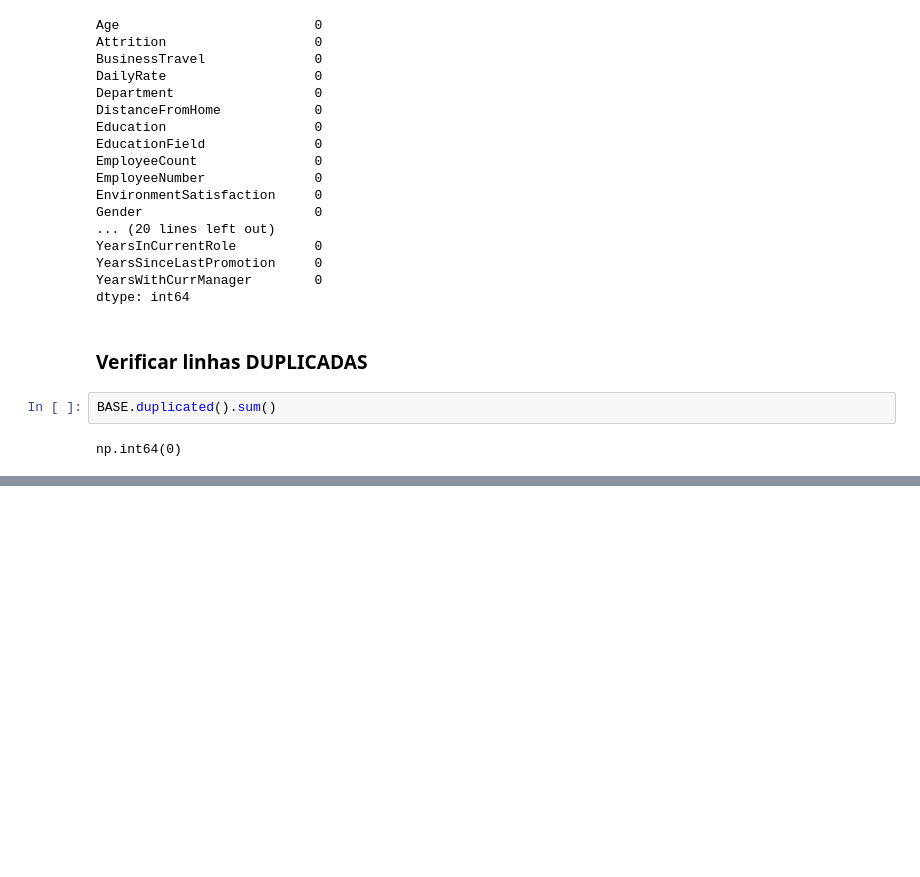
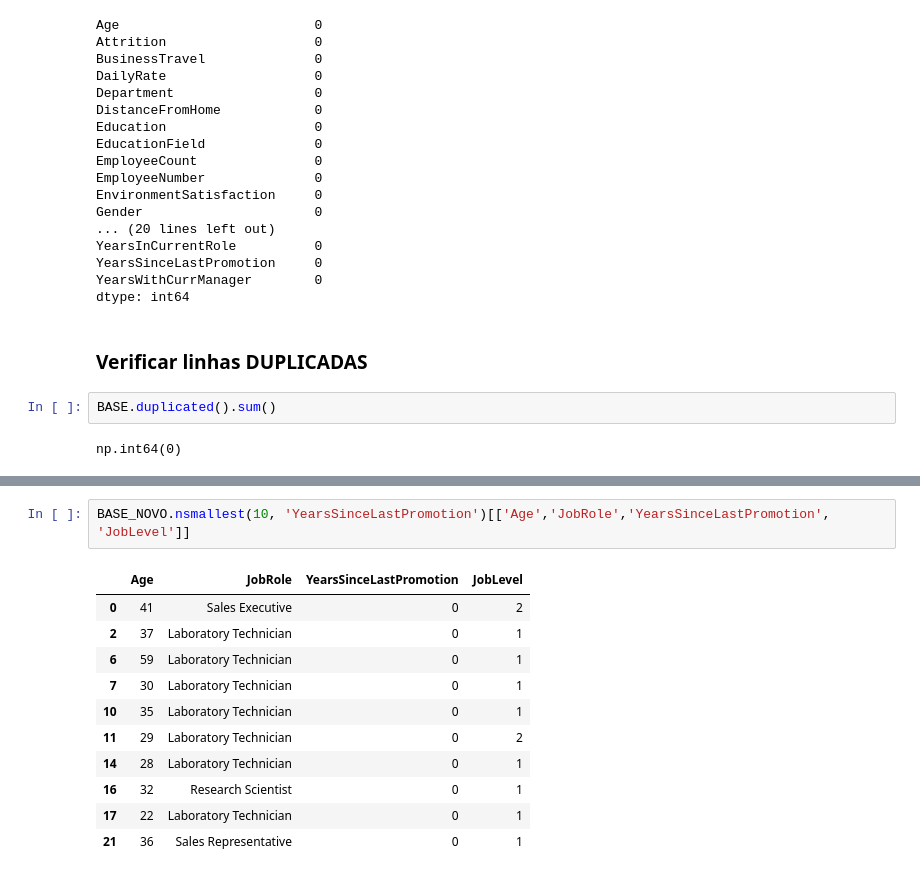
Before and after one commit to OjedaProgramador/Analise_dados_versao_2, a Jupyter notebook: IBM.ipynb, the cells around one changed output, grey strips where cells are left out. Drawn from its saved outputs; the diff is of its cells as text; blank space fills up the shorter version.

```diff
--- a/IBM.ipynb
+++ b/IBM.ipynb
@@ -119,0 +143,14 @@ np.int64(0)
+# %%
+BASE_NOVO.nsmallest(10, 'YearsSinceLastPromotion')[['Age','JobRole','YearsSinceLastPromotion', 'JobLevel']]
+# %% [output]
+|  | Age | JobRole | YearsSinceLastPromotion | JobLevel |
+| 0 | 41 | Sales Executive | 0 | 2 |
+| 2 | 37 | Laboratory Technician | 0 | 1 |
+| 6 | 59 | Laboratory Technician | 0 | 1 |
+| 7 | 30 | Laboratory Technician | 0 | 1 |
+| 10 | 35 | Laboratory Technician | 0 | 1 |
+| 11 | 29 | Laboratory Technician | 0 | 2 |
+| 14 | 28 | Laboratory Technician | 0 | 1 |
+| 16 | 32 | Research Scientist | 0 | 1 |
+| 17 | 22 | Laboratory Technician | 0 | 1 |
+| 21 | 36 | Sales Representative | 0 | 1 |
```
Also changed, not shown: parts of 6 cells of this notebook.
